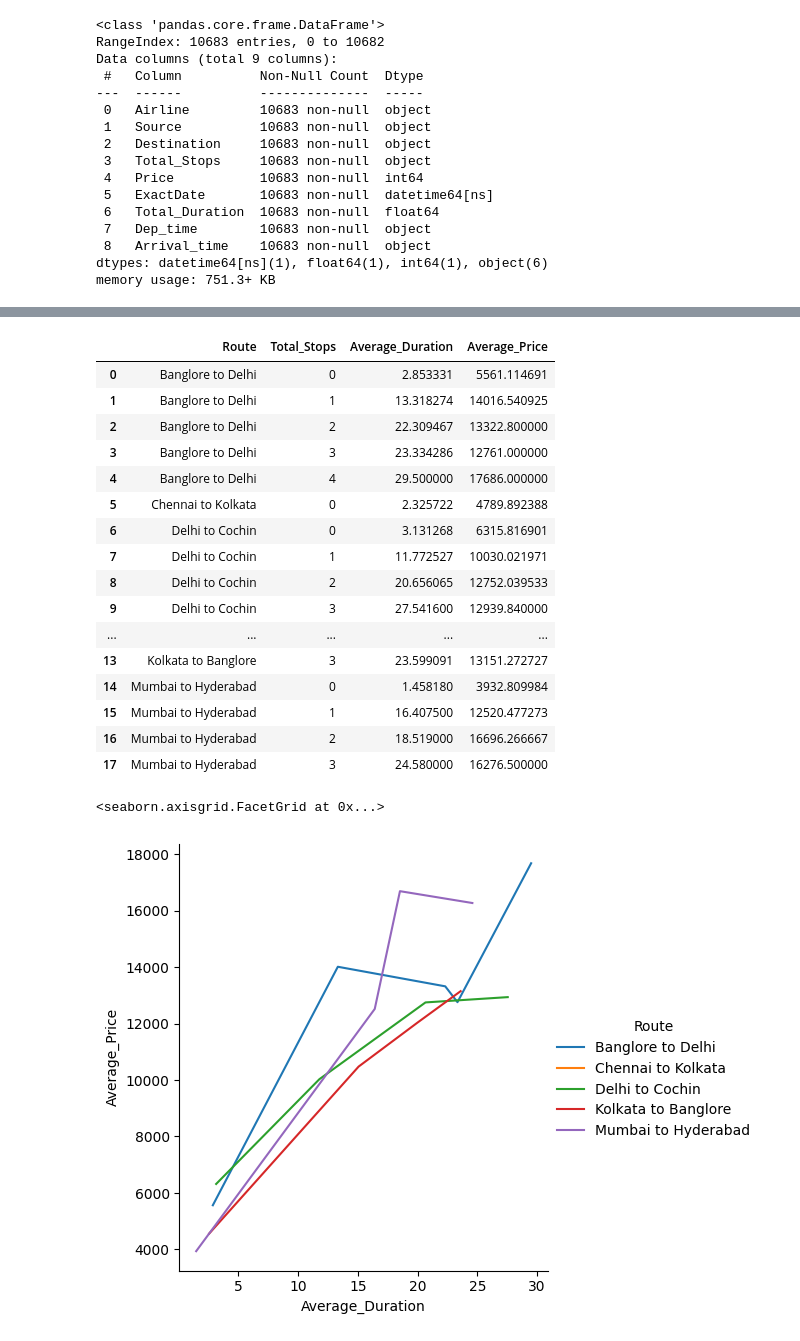
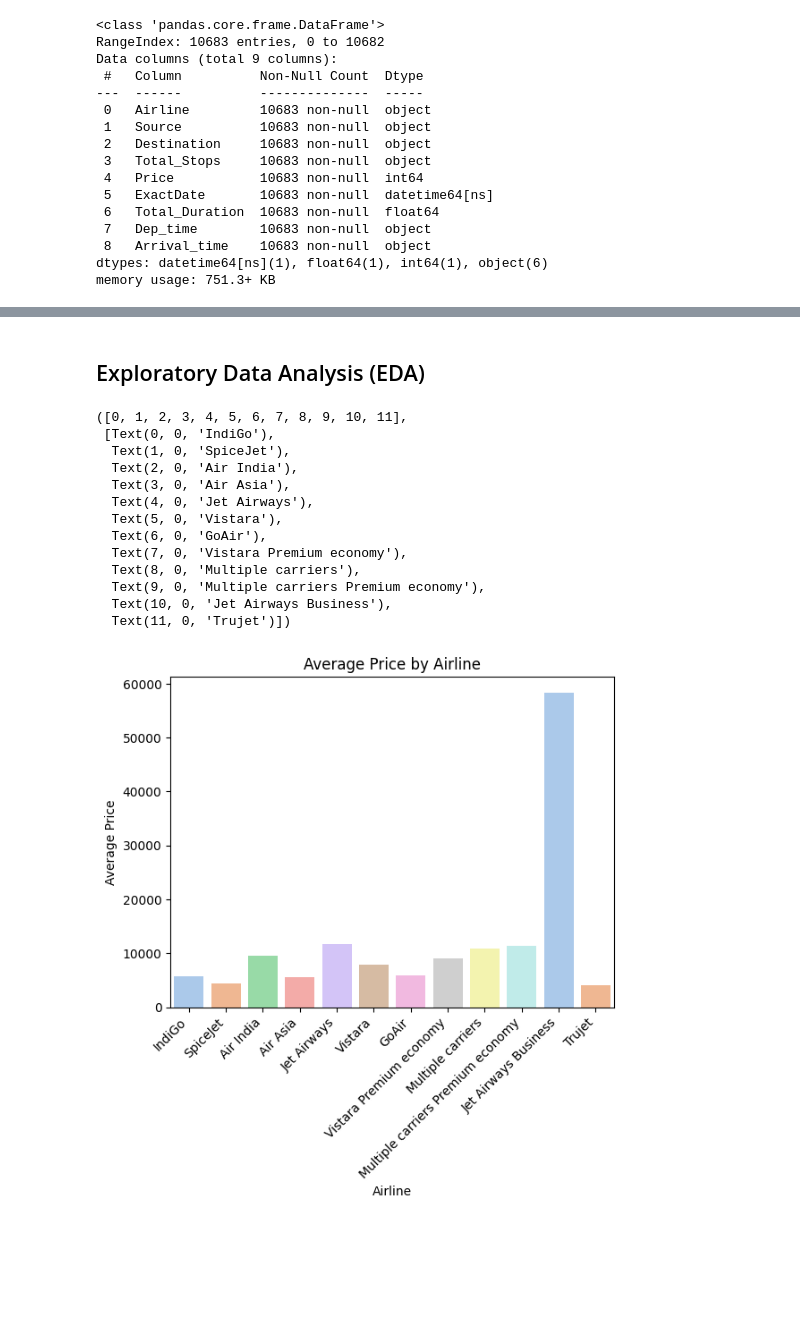
Before and after one commit to taychangjing/data-analysis-exploratory-projects, a Jupyter notebook: flight_price_pred/Untitled.ipynb, the cells around one changed output, grey strips where cells are left out. Drawn from its saved outputs; the diff is of its cells as text; code cells hidden in the pictures; blank space fills up the shorter version.

```diff
--- a/flight_price_pred/Untitled.ipynb
+++ b/flight_price_pred/Untitled.ipynb
@@ -52,20 +42,20 @@ df_ori['ExactDate'] = pd.to_datetime(df_ori[['Year', 'Month', 'Date']].rename(co
 df_ori['Total_Duration'] = (df_ori['Duration_hours'] + df_ori['Duration_min'] / 60).round(2)
 
 def categorize_time(hour):
-    if 0 <= hour < 3:
+    if 0 <= hour < 4:
         return 'Midnight'
-    elif 3 <= hour < 7:
+    elif 4 <= hour < 8:
         return 'Early Morning'
-    elif 7 <= hour < 12:
+    elif 8 <= hour < 12:
         return 'Morning'
-    elif 12 <= hour < 5:
+    elif 12 <= hour < 16:
         return 'Afternoon'
-    elif 5 <= hour < 21:
+    elif 16 <= hour < 20:
         return 'Evening'
     else:
         return 'Night'
 
-# Apply the function to create a new column
+# Create a new column
 df_ori['Dep_time'] = df_ori['Dep_hours'].apply(categorize_time)
 df_ori['Arrival_time'] = df_ori['Arrival_hours'].apply(categorize_time)
 df_ori.head()
@@ -408,36 +102,23 @@ plt.show()
-# %%
-# Create a sample DataFrame for illustration (replace this with your actual DataFrame)
-data = {'Source','Destination','Total_Stops','Total_Duration','Price'}
-df_ave = pd.DataFrame(data)
-
-df['Route'] = df['Source'] + ' to ' + df['Destination']
-# Group by 'Source' and 'Destination' and calculate mean of 'Duration' and 'Price'
-df_ave = df.groupby(['Route','Total_Stops']).agg({'Total_Duration': 'mean', 'Price': 'mean'}).reset_index()
-
-# Rename columns for clarity
-df_ave.rename(columns={'Total_Duration': 'Average_Duration', 'Price': 'Average_Price'}, inplace=True)
-
-df_ave
-# %% [output]
-|  | Route | Total_Stops | Average_Duration | Average_Price |
-| 0 | Banglore to Delhi | 0 | 2.853331 | 5561.114691 |
-| 1 | Banglore to Delhi | 1 | 13.318274 | 14016.540925 |
-| 2 | Banglore to Delhi | 2 | 22.309467 | 13322.800000 |
-| 3 | Banglore to Delhi | 3 | 23.334286 | 12761.000000 |
-| 4 | Banglore to Delhi | 4 | 29.500000 | 17686.000000 |
-| 5 | Chennai to Kolkata | 0 | 2.325722 | 4789.892388 |
-| 6 | Delhi to Cochin | 0 | 3.131268 | 6315.816901 |
-| 7 | Delhi to Cochin | 1 | 11.772527 | 10030.021971 |
-| 8 | Delhi to Cochin | 2 | 20.656065 | 12752.039533 |
-| 9 | Delhi to Cochin | 3 | 27.541600 | 12939.840000 |
-| ... | ... | ... | ... | ... |
-| 13 | Kolkata to Banglore | 3 | 23.599091 | 13151.272727 |
-| 14 | Mumbai to Hyderabad | 0 | 1.458180 | 3932.809984 |
-| 15 | Mumbai to Hyderabad | 1 | 16.407500 | 12520.477273 |
-| 16 | Mumbai to Hyderabad | 2 | 18.519000 | 16696.266667 |
-| 17 | Mumbai to Hyderabad | 3 | 24.580000 | 16276.500000 |
-# %%
-sns.relplot(data=df_ave, x="Average_Duration", y="Average_Price", hue="Route", kind="line")
-# %% [output]
-<seaborn.axisgrid.FacetGrid at 0x...>
-[figure, removed]
+# %% [markdown]
+## Exploratory Data Analysis (EDA)
+# %%
+sns.barplot(x='Airline', y='Price', data=df, hue='Airline', estimator=np.mean, palette='pastel', errorbar=None)
+plt.title('Average Price by Airline')
+plt.xlabel('Airline')
+plt.ylabel('Average Price')
+plt.xticks(rotation=45, ha='right')
+# %% [output]
+([0, 1, 2, 3, 4, 5, 6, 7, 8, 9, 10, 11],
+ [Text(0, 0, 'IndiGo'),
+  Text(1, 0, 'SpiceJet'),
+  Text(2, 0, 'Air India'),
+  Text(3, 0, 'Air Asia'),
+  Text(4, 0, 'Jet Airways'),
+  Text(5, 0, 'Vistara'),
+  Text(6, 0, 'GoAir'),
+  Text(7, 0, 'Vistara Premium economy'),
+  Text(8, 0, 'Multiple carriers'),
+  Text(9, 0, 'Multiple carriers Premium economy'),
+  Text(10, 0, 'Jet Airways Business'),
+  Text(11, 0, 'Trujet')])
+[figure, added]
```
Also changed, not shown: parts of 47 cells of this notebook, 1 other file.
